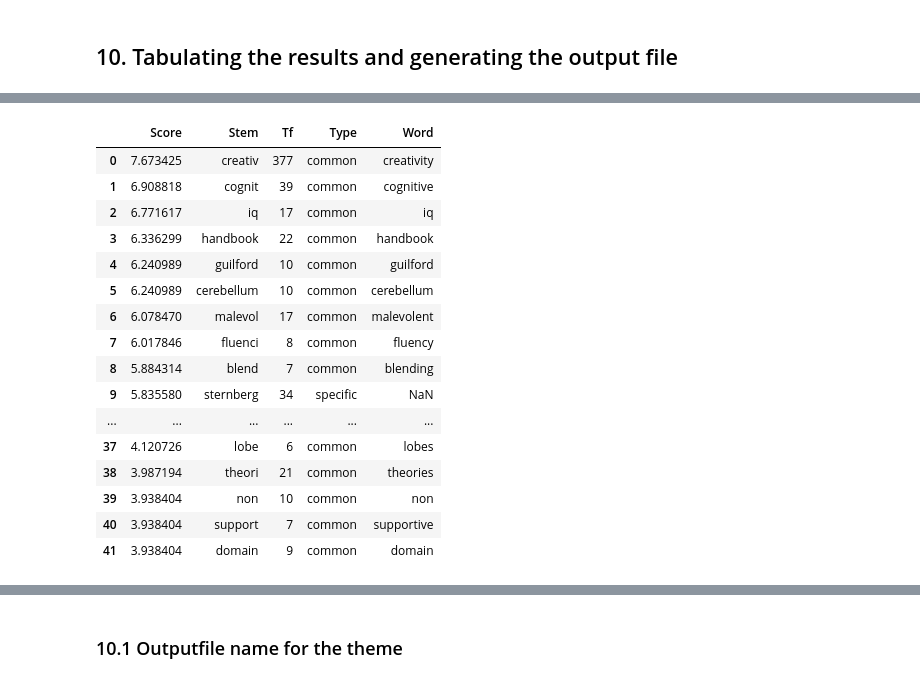
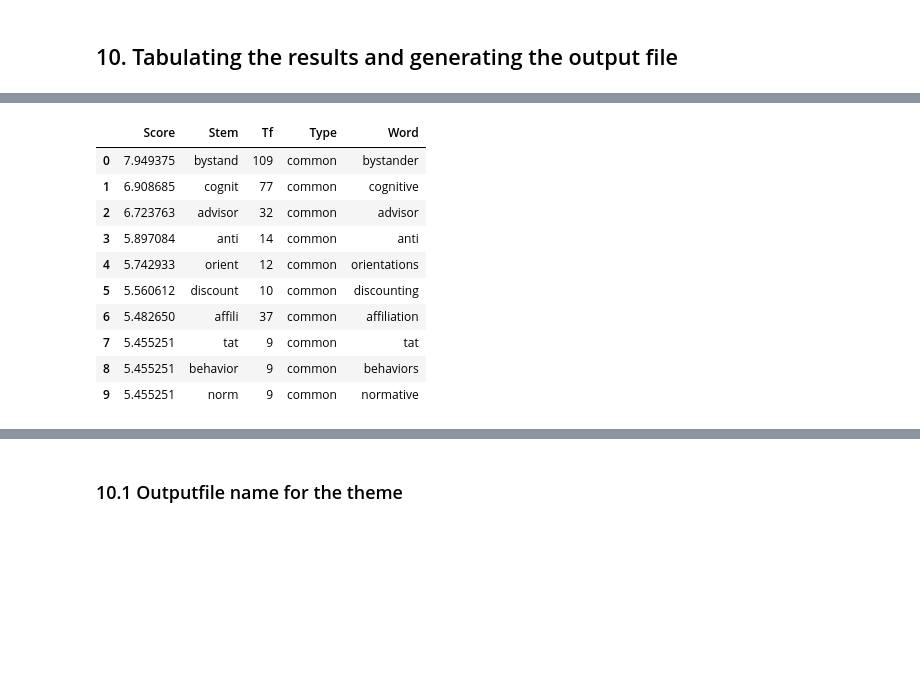
Before and after one commit to bulentozel/OpenMaker, a Jupyter notebook: Semantics/wopen_maker_langs.ipynb, the cells around one changed output, grey strips where cells are left out. Saved outputs shown, nothing was run; the diff lists cells and outputs as text; code cells hidden in the pictures; blank space fills up the shorter version.

```diff
--- a/Semantics/wopen_maker_langs.ipynb
+++ b/Semantics/wopen_maker_langs.ipynb
@@ -89,7 +89,7 @@ english_freq_dist.most_common(10)
 ## 4. Loading the input Open Maker corpus
 # %%
 # load the harvested text from wikipedia.
-with open("data/wikipedia2.json", "r") as f: OM_Corpus_text = f.read()
+with open("data/corpuses/achievement.json", "r") as f: OM_Corpus_text = f.read()
 OM_Corpus = json.loads(OM_Corpus_text)
 # %%
 # The total number of wiki articles used:
@@ -255,5 +143,5 @@ def get_title(Corpus, theme_id):
 ### 5.0 Selecting the specific theme (a sub-corpus).
 # %%
 ## For a different sub-corpus use a corresponding theme ID.
-current_theme_id = 5
+current_theme_id = 2
 # %%
@@ -695,24 +601,18 @@ df_exclusive.head(20)
 # %%
 df_makerness = df_common.append(df_exclusive, ignore_index=True)
 df_makerness.sort_values(by='Score', ascending=False, inplace = True)
 df_makerness.reset_index(inplace=True, drop=True)
-df_makerness.head(42)
+df_makerness.head(10)
 # %% [output]
 |  | Score | Stem | Tf | Type | Word |
-| 0 | 7.673425 | creativ | 377 | common | creativity |
-| 1 | 6.908818 | cognit | 39 | common | cognitive |
-| 2 | 6.771617 | iq | 17 | common | iq |
-| 3 | 6.336299 | handbook | 22 | common | handbook |
-| 4 | 6.240989 | guilford | 10 | common | guilford |
-| 5 | 6.240989 | cerebellum | 10 | common | cerebellum |
-| 6 | 6.078470 | malevol | 17 | common | malevolent |
-| 7 | 6.017846 | fluenci | 8 | common | fluency |
-| 8 | 5.884314 | blend | 7 | common | blending |
-| 9 | 5.835580 | sternberg | 34 | specific | NaN |
-| ... | ... | ... | ... | ... | ... |
-| 37 | 4.120726 | lobe | 6 | common | lobes |
-| 38 | 3.987194 | theori | 21 | common | theories |
-| 39 | 3.938404 | non | 10 | common | non |
-| 40 | 3.938404 | support | 7 | common | supportive |
-| 41 | 3.938404 | domain | 9 | common | domain |
+| 0 | 7.949375 | bystand | 109 | common | bystander |
+| 1 | 6.908685 | cognit | 77 | common | cognitive |
+| 2 | 6.723763 | advisor | 32 | common | advisor |
+| 3 | 5.897084 | anti | 14 | common | anti |
+| 4 | 5.742933 | orient | 12 | common | orientations |
+| 5 | 5.560612 | discount | 10 | common | discounting |
+| 6 | 5.482650 | affili | 37 | common | affiliation |
+| 7 | 5.455251 | tat | 9 | common | tat |
+| 8 | 5.455251 | behavior | 9 | common | behaviors |
+| 9 | 5.455251 | norm | 9 | common | normative |
 # %%
```
Also changed, not shown: parts of 49 cells of this notebook, 7 other files.
